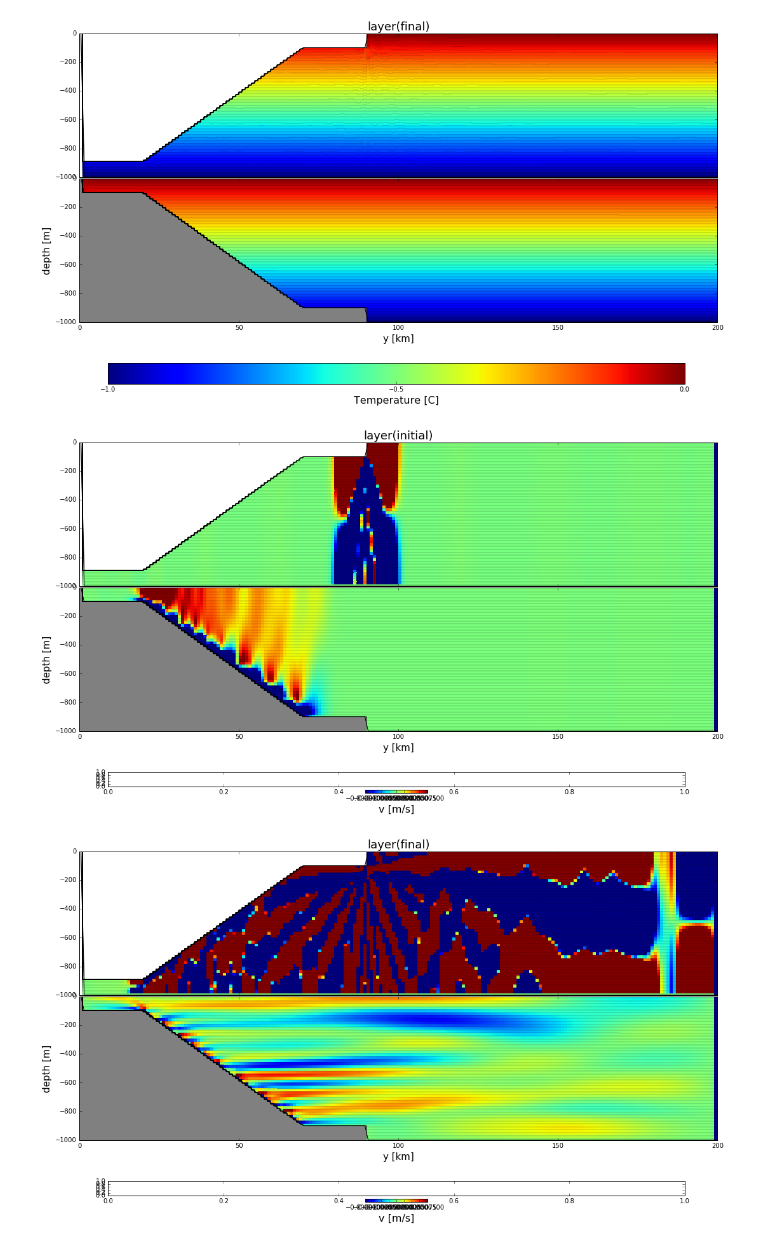
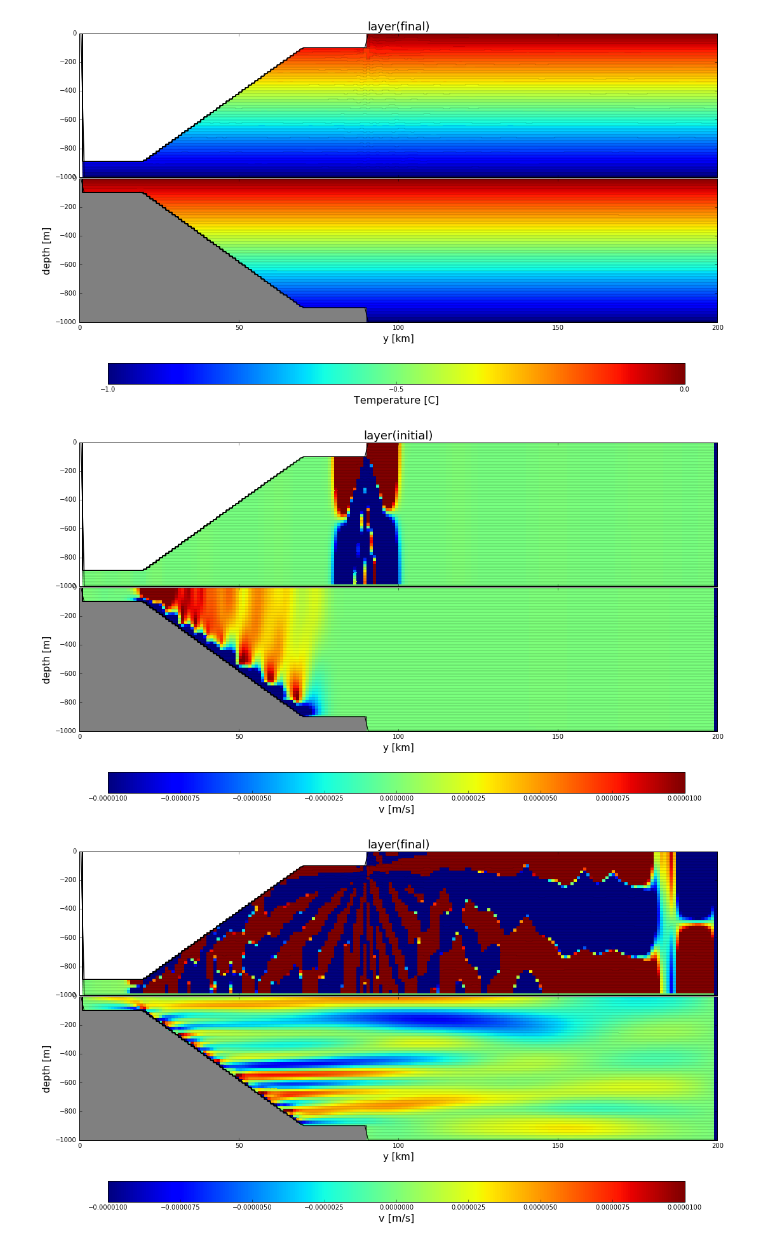
Before and after one commit to gustavo-marques/Outflow_Ice_Shelf, a Jupyter notebook: quiet.ipynb, the cells around one changed output. Cells and saved outputs as stored; diff of their text form; code cells hidden in the pictures.

```diff
--- a/quiet.ipynb
+++ b/quiet.ipynb
@@ -46,6 +46,7 @@ for n in range(len(coords)):
    xq = np.concatenate(([0],xq)) # Inserts left most edge of domain in to coordinate
 
    # plot
+   print 'Temperature'
    fig = plt.figure(figsize=(18,9))
    ax1 = plt.subplot(211); cs1 = plot_section(ini_i, 0, xq, variable='Temp', eta='eta')
    plt.title(coords[n] + '(initial)', fontsize=18)
@@ -71,6 +72,7 @@ for n in range(len(coords)):
    #plt.show()
 
    # vel
+   print 'Velocity'
 
    fig = plt.figure(figsize=(18,9))
    ax1 = plt.subplot(211); cs1 = plot_section(end_i, 0, xq, variable='v',clim=(-1e-5,1e-5), eta='e',yvar='yh')
@@ -80,7 +82,7 @@ for n in range(len(coords)):
    plt.xlabel('y [km]',fontsize=15); plt.ylabel('depth [m]',fontsize=15)
    fig.subplots_adjust(bottom=0.2, hspace=0.01)
    cbar_ax = fig.add_axes([0.16, 0.05, 0.7, 0.05])
-   cbar=fig.colorbar(cs1, orientation='horizontal')
+   cbar=fig.colorbar(cs2, orientation='horizontal', cax=cbar_ax)
    cbar.set_label(r'v [m/s]', fontsize=16)
 
    fig = plt.figure(figsize=(18,9))
@@ -91,7 +93,7 @@ for n in range(len(coords)):
    plt.xlabel('y [km]',fontsize=15); plt.ylabel('depth [m]',fontsize=15)
    fig.subplots_adjust(bottom=0.2, hspace=0.01)
    cbar_ax = fig.add_axes([0.16, 0.05, 0.7, 0.05])
-   cbar=fig.colorbar(cs1, orientation='horizontal')
+   cbar=fig.colorbar(cs2, orientation='horizontal', cax=cbar_ax)
    cbar.set_label(r'v [m/s]', fontsize=16)
 
 # plot_stats
@@ -123,10 +135,10 @@ Initial/Final condition
 Check the NumPy 1.11 release notes for more information.
   if type( z ) == np.ma.core.MaskedArray: z[z.mask] = 0
 Check the NumPy 1.11 release notes for more information.
   if type( q ) == np.ma.core.MaskedArray: qmin = np.amin(q); q[q.mask] = qmin
 [figure]
 [figure]
-[figure, old version]
+[figure, new version]
-[figure, old version]
+[figure, new version]
 [figure]
 [figure]
```
Also changed, not shown: parts of 1 cell of this notebook.
